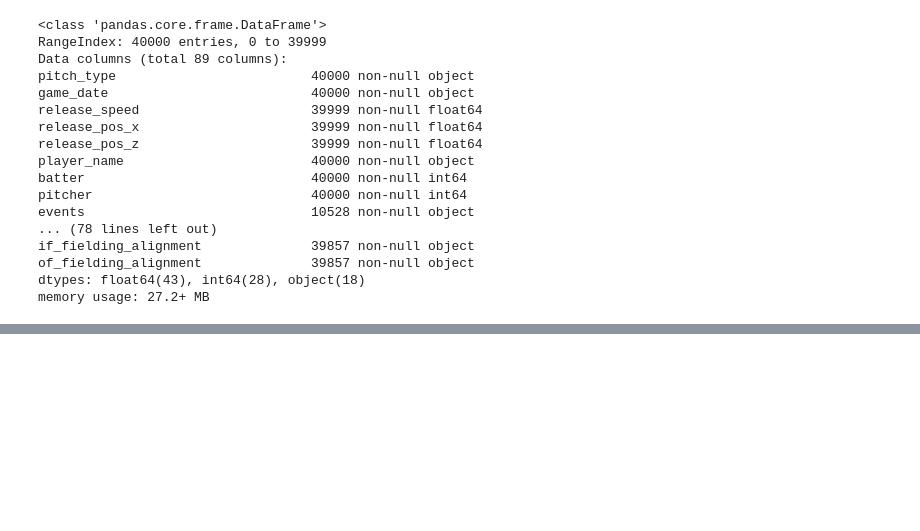
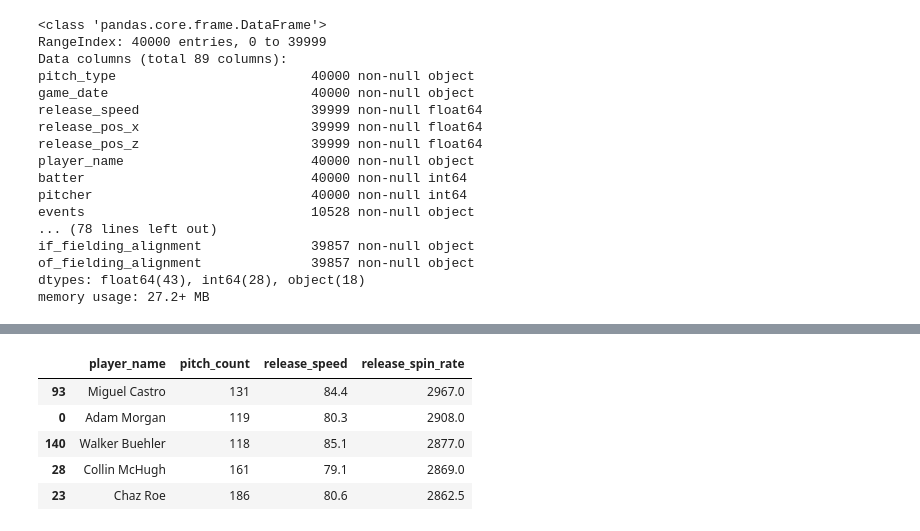
Before and after one commit to palewire/baseball-notebooks, a Jupyter notebook: sale-pitches.ipynb, the cells around one changed output, grey strips where cells are left out. Saved outputs shown, nothing was run; the diff lists cells and outputs as text; code cells hidden in the pictures; blank space fills up the shorter version.

```diff
--- a/sale-pitches.ipynb
+++ b/sale-pitches.ipynb
@@ -112,0 +74,9 @@ dots2 = alt.Chart(analysis_set[analysis_set.player_name == 'Chris Sale']).mark_c
+# %%
+qualified_pitchers.sort_values("release_spin_rate", ascending=False).head()
+# %% [output]
+|  | player_name | pitch_count | release_speed | release_spin_rate |
+| 93 | Miguel Castro | 131 | 84.4 | 2967.0 |
+| 0 | Adam Morgan | 119 | 80.3 | 2908.0 |
+| 140 | Walker Buehler | 118 | 85.1 | 2877.0 |
+| 28 | Collin McHugh | 161 | 79.1 | 2869.0 |
+| 23 | Chaz Roe | 186 | 80.6 | 2862.5 |
```
Also changed, not shown: parts of 12 cells of this notebook, 12 other files.
